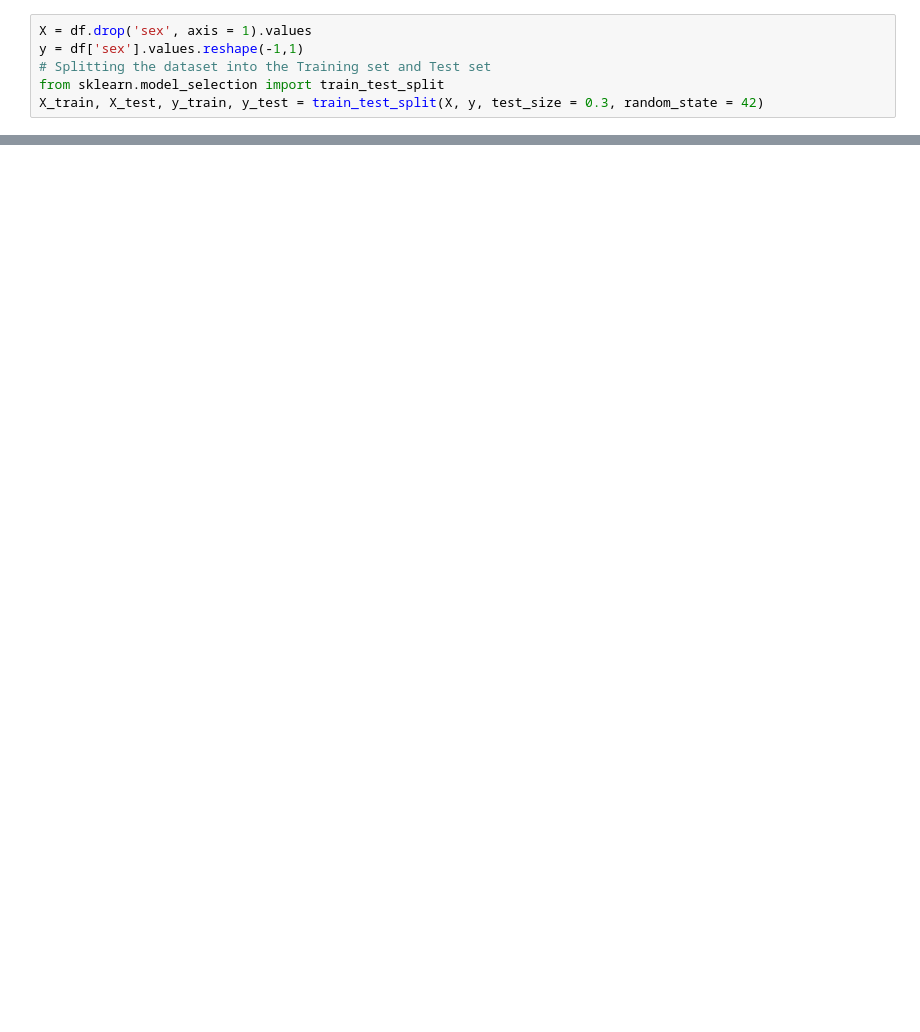
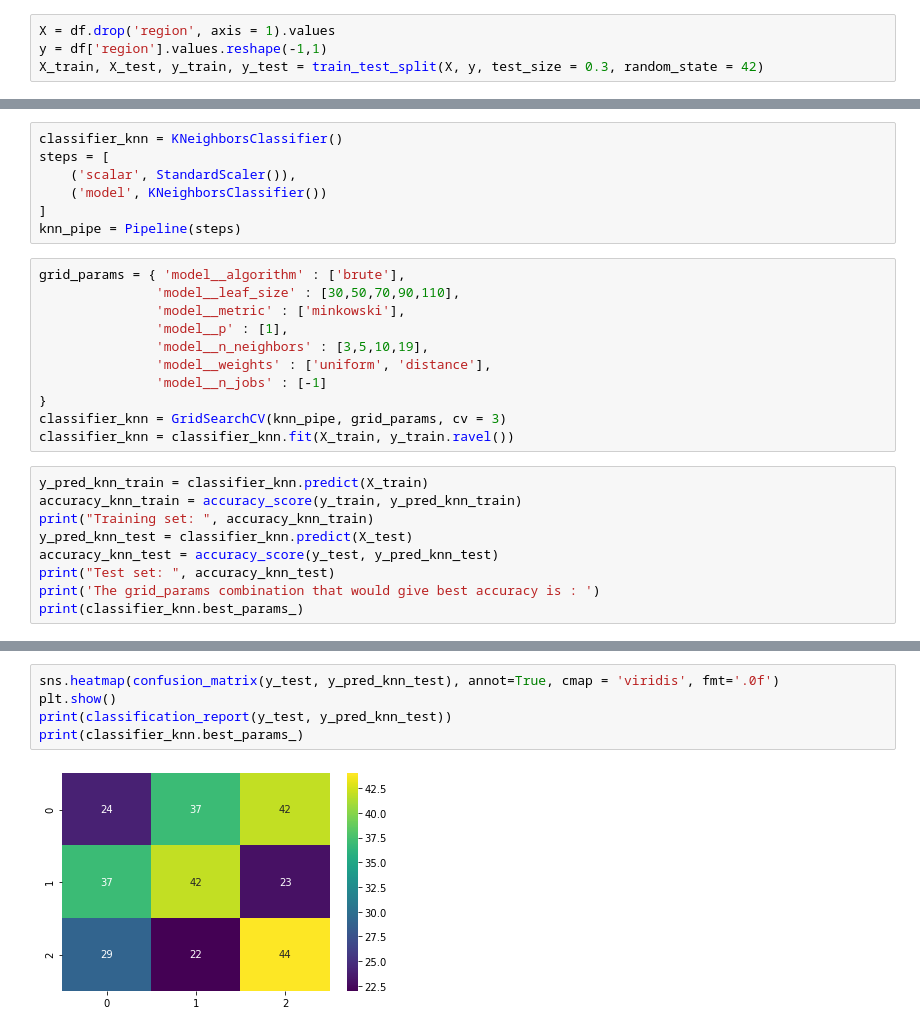
Before and after one commit to jungertem/DataAnalysis, a Jupyter notebook: Lab_2/main.ipynb, the cells around one changed output, grey strips where cells are left out. Cells and saved outputs as stored; diff of their text form; blank space fills up the shorter version.

```diff
--- a/Lab_2/main.ipynb
+++ b/Lab_2/main.ipynb
@@ -107,6 +76,4 @@ for entry in feature_columns:
 # %%
-X = df.drop('sex', axis = 1).values
-y = df['sex'].values.reshape(-1,1)
-# Splitting the dataset into the Training set and Test set
-from sklearn.model_selection import train_test_split
+X = df.drop('region', axis = 1).values
+y = df['region'].values.reshape(-1,1)
 X_train, X_test, y_train, y_test = train_test_split(X, y, test_size = 0.3, random_state = 42)
@@ -297,0 +89,27 @@ weighted avg       0.70      0.71      0.70        90
+# %%
+classifier_knn = KNeighborsClassifier()
+steps = [
+    ('scalar', StandardScaler()),
+    ('model', KNeighborsClassifier())
+]
+knn_pipe = Pipeline(steps)
+# %%
+grid_params = { 'model__algorithm' : ['brute'],
+               'model__leaf_size' : [30,50,70,90,110],
+               'model__metric' : ['minkowski'],
+               'model__p' : [1],
+               'model__n_neighbors' : [3,5,10,19],
+               'model__weights' : ['uniform', 'distance'],
+               'model__n_jobs' : [-1]
+}
+classifier_knn = GridSearchCV(knn_pipe, grid_params, cv = 3)
+classifier_knn = classifier_knn.fit(X_train, y_train.ravel())
+# %%
+y_pred_knn_train = classifier_knn.predict(X_train)
+accuracy_knn_train = accuracy_score(y_train, y_pred_knn_train)
+print("Training set: ", accuracy_knn_train)
+y_pred_knn_test = classifier_knn.predict(X_test)
+accuracy_knn_test = accuracy_score(y_test, y_pred_knn_test)
+print("Test set: ", accuracy_knn_test)
+print('The grid_params combination that would give best accuracy is : ')
+print(classifier_knn.best_params_)
@@ -297,0 +164,7 @@ weighted avg       0.70      0.71      0.70        90
+# %%
+sns.heatmap(confusion_matrix(y_test, y_pred_knn_test), annot=True, cmap = 'viridis', fmt='.0f')
+plt.show()
+print(classification_report(y_test, y_pred_knn_test))
+print(classifier_knn.best_params_)
+# %% [output]
+[figure, added]
```
Also changed, not shown: parts of 43 cells of this notebook, 2 other files.
